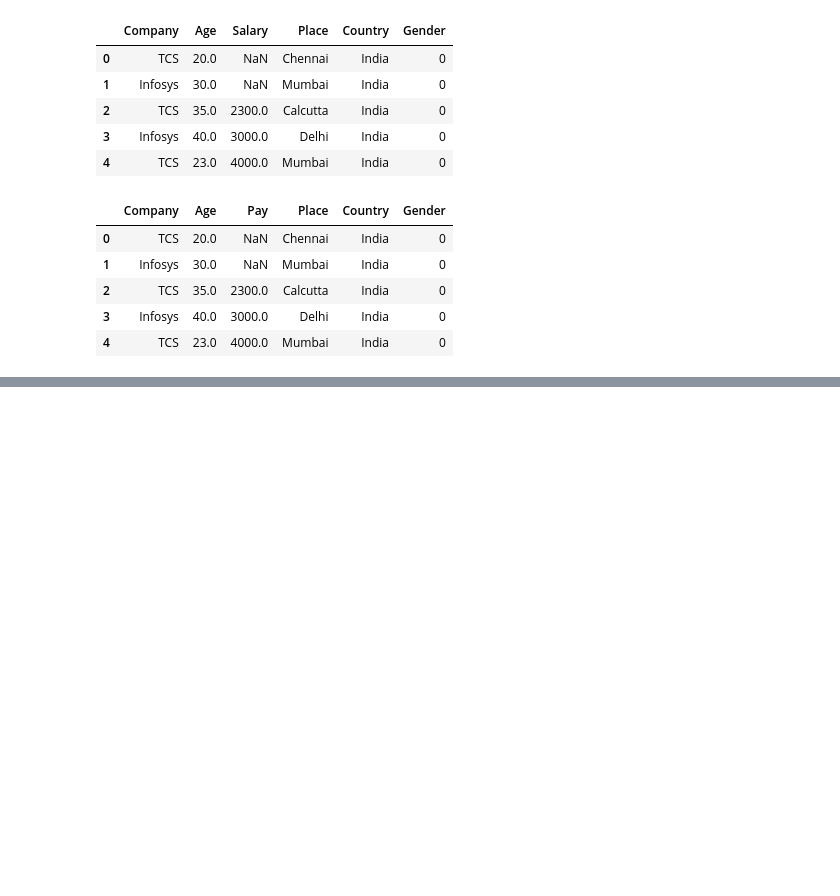
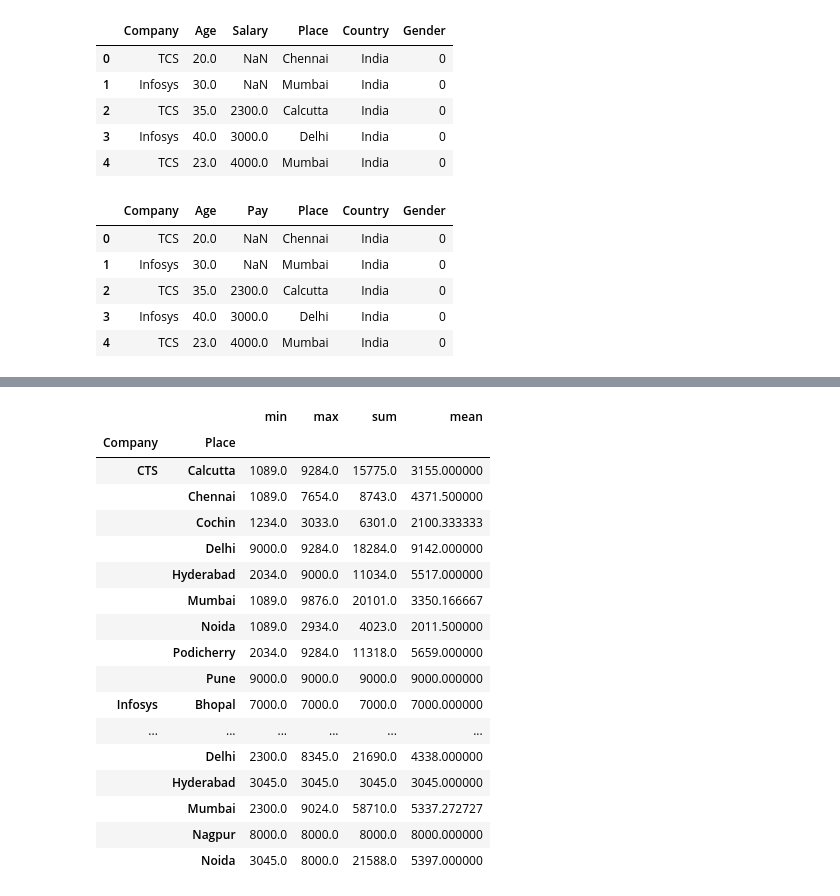
Before and after one commit to RaghulRameshTrainer/VMware_Python, a Jupyter notebook: pandas.ipynb, the cells around one changed output, grey strips where cells are left out. Saved outputs shown, nothing was run; the diff lists cells and outputs as text; code cells hidden in the pictures; blank space fills up the shorter version.

```diff
--- a/pandas.ipynb
+++ b/pandas.ipynb
@@ -215,3 +215,5 @@ df.head()
 | 2 | TCS | 35.0 | 2300.0 | Calcutta | India | 0 |
 | 3 | Infosys | 40.0 | 3000.0 | Delhi | India | 0 |
 | 4 | TCS | 23.0 | 4000.0 | Mumbai | India | 0 |
+# %%
+df=df.drop(['Country','Gender'], axis=1)
@@ -217,0 +247,2 @@ df.head()
+# %%
+df=df.drop_duplicates()
@@ -217,0 +257,2 @@ df.head()
+# %%
+df['Place'].replace({'NaN':np.nan},inplace=True)
@@ -217,0 +264,2 @@ df.head()
+# %%
+df=df.dropna(subset=['Place','Pay'])
@@ -217,0 +289,21 @@ df.head()
+# %%
+df.groupby(["Company","Place"])['Pay'].agg([min,max,sum,np.mean])
+# %% [output]
+|  |  | min | max | sum | mean |
+| Company | Place |  |  |  |  |
+| CTS | Calcutta | 1089.0 | 9284.0 | 15775.0 | 3155.000000 |
+|  | Chennai | 1089.0 | 7654.0 | 8743.0 | 4371.500000 |
+|  | Cochin | 1234.0 | 3033.0 | 6301.0 | 2100.333333 |
+|  | Delhi | 9000.0 | 9284.0 | 18284.0 | 9142.000000 |
+|  | Hyderabad | 2034.0 | 9000.0 | 11034.0 | 5517.000000 |
+|  | Mumbai | 1089.0 | 9876.0 | 20101.0 | 3350.166667 |
+|  | Noida | 1089.0 | 2934.0 | 4023.0 | 2011.500000 |
+|  | Podicherry | 2034.0 | 9284.0 | 11318.0 | 5659.000000 |
+|  | Pune | 9000.0 | 9000.0 | 9000.0 | 9000.000000 |
+| Infosys | Bhopal | 7000.0 | 7000.0 | 7000.0 | 7000.000000 |
+| ... | ... | ... | ... | ... | ... |
+|  | Delhi | 2300.0 | 8345.0 | 21690.0 | 4338.000000 |
+|  | Hyderabad | 3045.0 | 3045.0 | 3045.0 | 3045.000000 |
+|  | Mumbai | 2300.0 | 9024.0 | 58710.0 | 5337.272727 |
+|  | Nagpur | 8000.0 | 8000.0 | 8000.0 | 8000.000000 |
+|  | Noida | 3045.0 | 8000.0 | 21588.0 | 5397.000000 |
```
Also changed, not shown: parts of 27 cells of this notebook.
